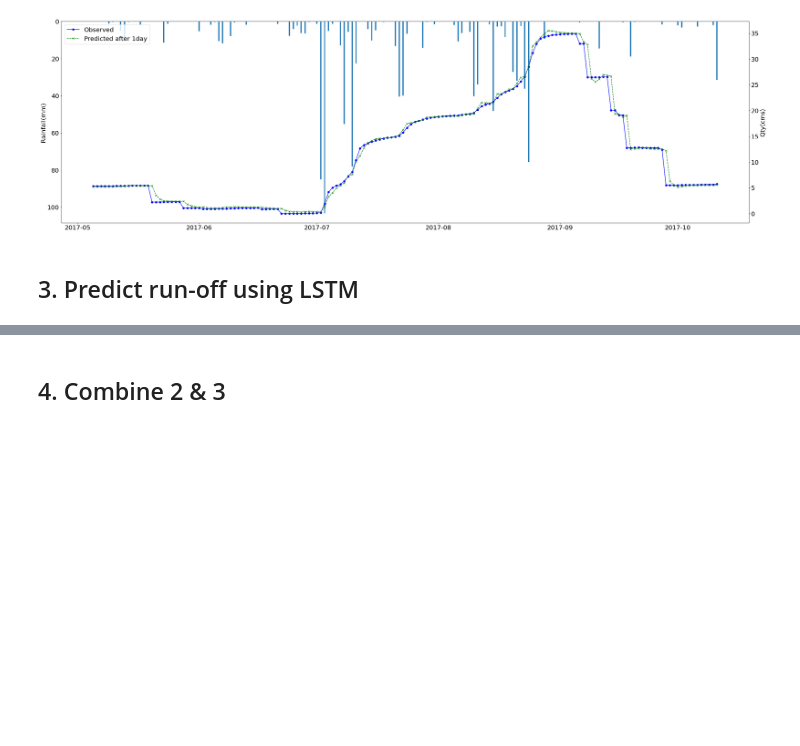
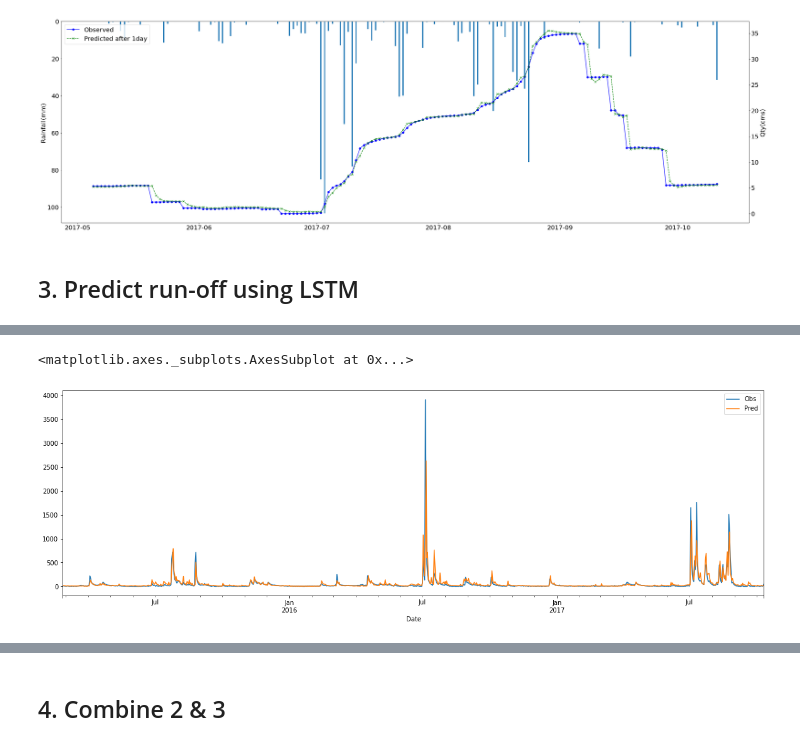
Before and after one commit to hyunholee26/digital-filter, a Jupyter notebook: Digital_filter_applied_to_Soyang_River_dam_inflow.ipynb, the cells around one changed output, grey strips where cells are left out. Cells and saved outputs as stored; diff of their text form; code cells hidden in the pictures; blank space fills up the shorter version.

```diff
--- a/Digital_filter_applied_to_Soyang_River_dam_inflow.ipynb
+++ b/Digital_filter_applied_to_Soyang_River_dam_inflow.ipynb
@@ -447,0 +565,4 @@ for label in (ax1.get_xticklabels() + ax1.get_yticklabels() + ax2.get_yticklabel
+# %%
+# train dataset과 test dataset으로 분리
+train = data[:15000]
+test = data[15000:]
@@ -447,0 +599,28 @@ for label in (ax1.get_xticklabels() + ax1.get_yticklabels() + ax2.get_yticklabel
+# %%
+# 선형회귀, Lasso, Ridge, SVR, Randomforest, LGBM 모델을 설정하고, 위와 동일하게 반복 수행하며
+# test dataset에 대한 r-squared 계산
+
+models=[LinearRegression(),
+        Lasso(random_state=0),
+        Ridge(random_state=0),
+        SVR(kernel='poly', degree = 2),
+        RandomForestRegressor(random_state=0),
+        LGBMRegressor(random_state=0)]
+
+model_names=['LinearRegression',
+             'Lasso',
+             'Ridge',
+             'SVR_poly',
+             'RandomForestRegressor',
+             'LGBMRegressor']
+
+r2_list=[]
+
+for model in range (len(models)):
+  print(model_names[model])
+  clf=models[model]
+  clf.fit(X_train,y_train)
+  pred=clf.predict(X_test)
+  r2=r2_score(y_test.to_numpy(), pred)
+  print(r2)
+  r2_list.append(r2)
@@ -447,0 +640,6 @@ for label in (ax1.get_xticklabels() + ax1.get_yticklabels() + ax2.get_yticklabel
+# %%
+m=RandomForestRegressor(random_state=0)
+m.fit(X_train,y_train)
+pred=m.predict(X_test)
+r2=r2_score(y_test.to_numpy(), pred)
+r2
@@ -447,0 +648,5 @@ for label in (ax1.get_xticklabels() + ax1.get_yticklabels() + ax2.get_yticklabel
+# %%
+df_pred = pd.DataFrame({'Date' : df_input['OBSYMD'][15030:].values, 'Obs' : y_test, 'Pred' : pred.flatten(), 'RF' : df_input['RF'][15030:].values})
+df_pred['Date'] = df_pred['Date'].apply(lambda x: pd.to_datetime(str(int(x)), format='%Y%m%d'))
+
+df_pred
@@ -447,0 +667,5 @@ for label in (ax1.get_xticklabels() + ax1.get_yticklabels() + ax2.get_yticklabel
+# %%
+df_pred[['Date', 'Obs', 'Pred']].set_index('Date').plot(figsize=(20,6))
+# %% [output]
+<matplotlib.axes._subplots.AxesSubplot at 0x...>
+[figure, added]
```
Also changed, not shown: parts of 25 cells of this notebook.
